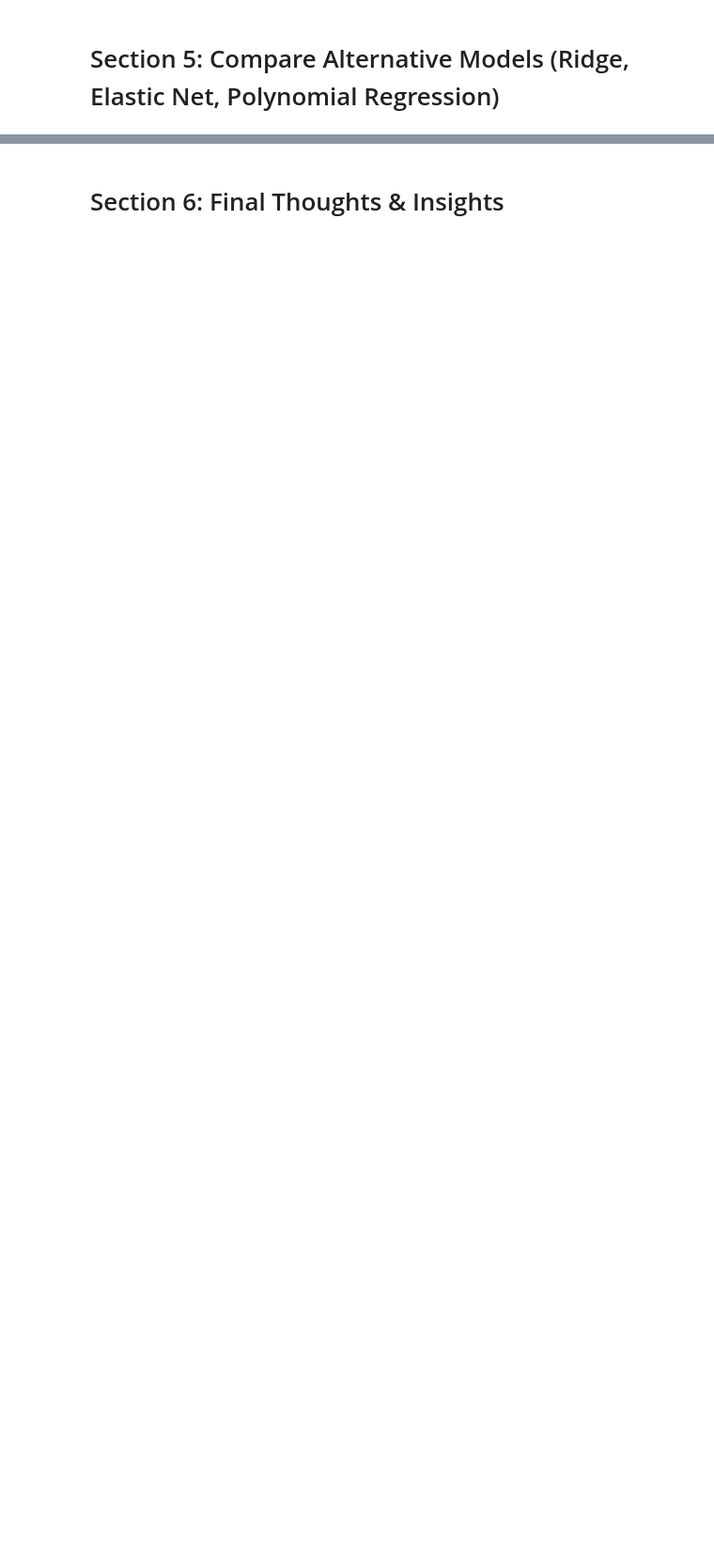
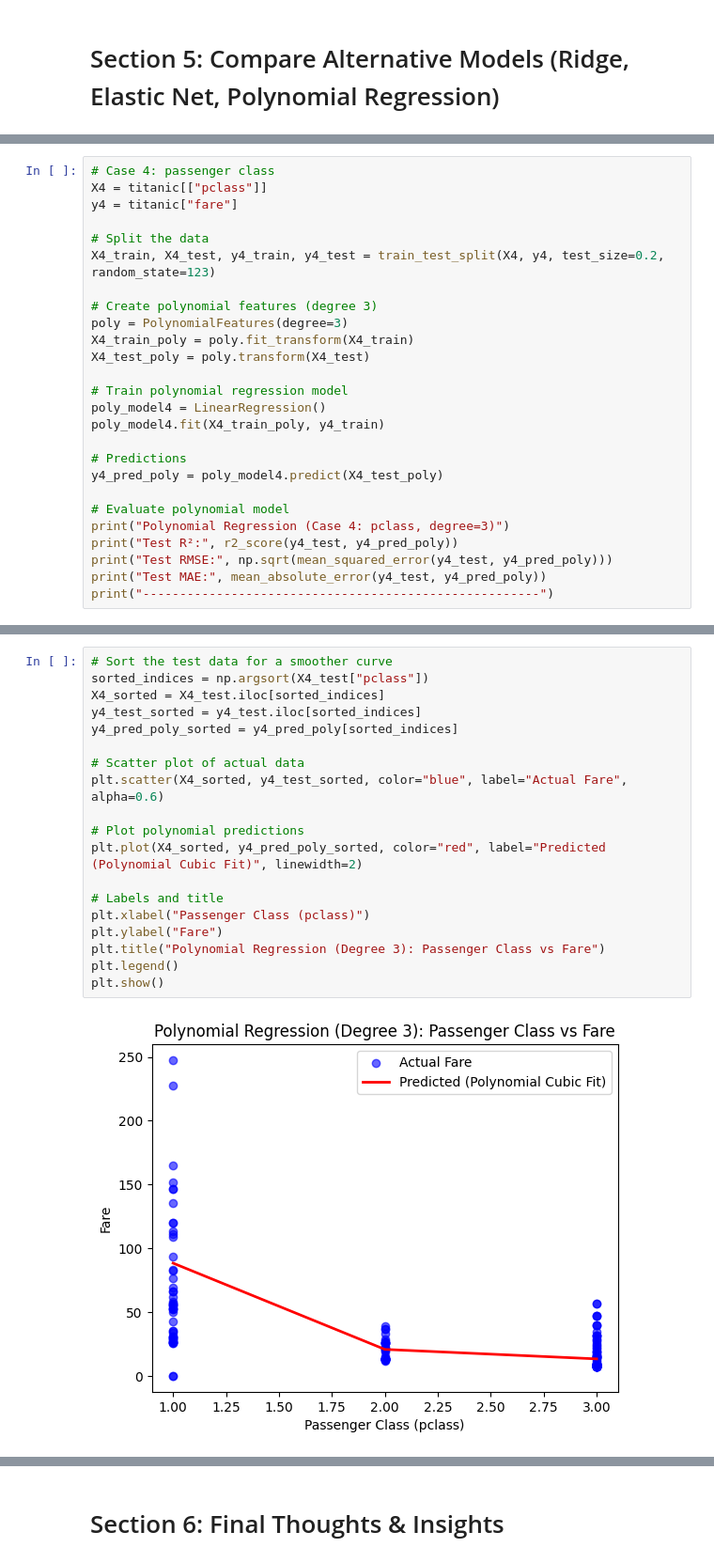
Before and after one commit to LFoster03/applied-ml-foster, a Jupyter notebook: notebooks/project04/ml04_foster.ipynb, the cells around one changed output, grey strips where cells are left out. Shown at 94% size. Cells and saved outputs as stored; diff of their text form; blank space fills up the shorter version.

```diff
--- a/notebooks/project04/ml04_foster.ipynb
+++ b/notebooks/project04/ml04_foster.ipynb
@@ -180,0 +241,26 @@ Case 4: Test MAE: 20.653703671484056
+# %%
+# Case 4: passenger class
+X4 = titanic[["pclass"]]
+y4 = titanic["fare"]
+
+# Split the data
+X4_train, X4_test, y4_train, y4_test = train_test_split(X4, y4, test_size=0.2, random_state=123)
+
+# Create polynomial features (degree 3)
+poly = PolynomialFeatures(degree=3)
+X4_train_poly = poly.fit_transform(X4_train)
+X4_test_poly = poly.transform(X4_test)
+
+# Train polynomial regression model
+poly_model4 = LinearRegression()
+poly_model4.fit(X4_train_poly, y4_train)
+
+# Predictions
+y4_pred_poly = poly_model4.predict(X4_test_poly)
+
+# Evaluate polynomial model
+print("Polynomial Regression (Case 4: pclass, degree=3)")
+print("Test R²:", r2_score(y4_test, y4_pred_poly))
+print("Test RMSE:", np.sqrt(mean_squared_error(y4_test, y4_pred_poly)))
+print("Test MAE:", mean_absolute_error(y4_test, y4_pred_poly))
+print("------------------------------------------------------")
@@ -180,0 +275,21 @@ Case 4: Test MAE: 20.653703671484056
+# %%
+# Sort the test data for a smoother curve
+sorted_indices = np.argsort(X4_test["pclass"])
+X4_sorted = X4_test.iloc[sorted_indices]
+y4_test_sorted = y4_test.iloc[sorted_indices]
+y4_pred_poly_sorted = y4_pred_poly[sorted_indices]
+
+# Scatter plot of actual data
+plt.scatter(X4_sorted, y4_test_sorted, color="blue", label="Actual Fare", alpha=0.6)
+
+# Plot polynomial predictions
+plt.plot(X4_sorted, y4_pred_poly_sorted, color="red", label="Predicted (Polynomial Cubic Fit)", linewidth=2)
+
+# Labels and title
+plt.xlabel("Passenger Class (pclass)")
+plt.ylabel("Fare")
+plt.title("Polynomial Regression (Degree 3): Passenger Class vs Fare")
+plt.legend()
+plt.show()
+# %% [output]
+[figure, added]
```
Also changed, not shown: parts of 17 cells of this notebook.
